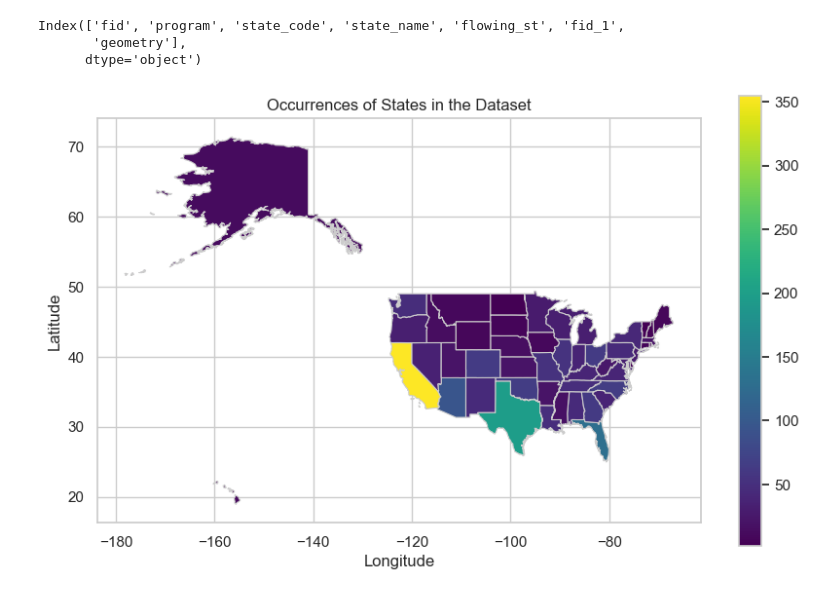
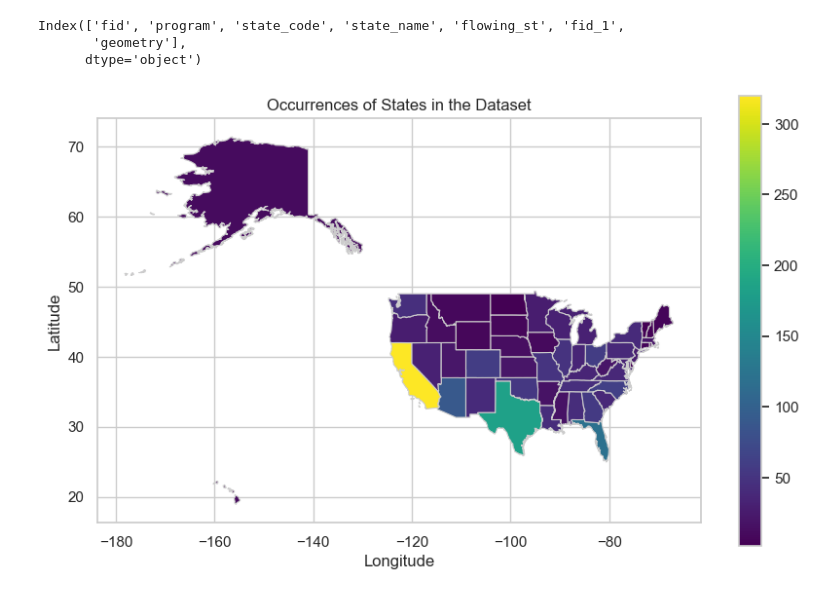
Before and after one commit to gyse3054/Turing-College, a Jupyter notebook: capstone.ipynb, the cells around one changed output. Drawn from its saved outputs; the diff is of its cells as text; code cells hidden in the pictures.

```diff
--- a/capstone.ipynb
+++ b/capstone.ipynb
@@ -63,0 +128,13 @@ print(data.date.max())
+# %%
+# Remove the first column (assuming it's the 'id' column)
+data = data.iloc[:, 1:]
+
+# Check for duplicate rows
+duplicate_rows = data[data.duplicated()]
+
+# Output the duplicate rows, if any
+if not duplicate_rows.empty:
+    print("Duplicate Rows:")
+    print(duplicate_rows)
+else:
+    print("No duplicate rows found.")
@@ -63,0 +150,7 @@ print(data.date.max())
+# %%
+# Remove duplicate rows
+data_no_duplicates = data.drop_duplicates()
+
+# Check the shape of the dataframe before and after removing duplicates
+print("Shape before removing duplicates:", data.shape)
+print("Shape after removing duplicates:", data_no_duplicates.shape)
@@ -64,3 +187,2 @@ print(data.date.max())
 # %%
-# Remove rows where 'race' is missing
-data = data.dropna(subset=['race', 'armed', 'age', 'flee'])
+data_no_nulls = data_no_duplicates.dropna(subset=['race', 'armed', 'age', 'flee'])
@@ -66,0 +247,12 @@ data = data.dropna(subset=['race', 'armed', 'age', 'flee'])
+# %%
+# Renaming the 'city' column in 'data_no_nulls' to 'city_name' to avoid confusion
+data_no_nulls.rename(columns={'city': 'city_name'}, inplace=True)
+
+# Merging 'data_no_nulls' and 'uscities' on 'state' and 'city_name' in 'data_no_nulls' and 'city' and 'state_id' in 'uscities'
+merged_data = pd.merge(data_no_nulls, uscities, how='left', left_on=['state', 'city_name'], right_on=['state_id', 'city'])
+
+# Selecting only the desired columns (latitude, longitude and state_name)
+lat_lng_state = merged_data[['lat', 'lng', 'state_name']]
+
+# Adding the 'lat' and 'lng' columns to the 'data_no_nulls' DataFrame
+data_no_nulls[['lat', 'lng','state_name']] = lat_lng_state
@@ -313,32 +446,27 @@ Index(['fid', 'program', 'state_code', 'state_name', 'flowing_st', 'fid_1',
        'geometry'],
       dtype='object')
 # %%
-import geopandas as gpd
-import matplotlib.pyplot as plt
-
-# Assuming you have the DataFrame 'data' with 'state_name' column
-
 # Get the count of occurrences for each state
-state_counts = data['state_name'].value_counts().reset_index()
+state_counts = data_no_nulls['state_name'].value_counts().reset_index()
 state_counts.columns = ['state_name', 'Occurrences']
 
 # Merge state counts with US map data
 merged_data = pd.merge(us_states_map, state_counts, on='state_name', how='left')
 
 # Plotting the map
 fig, ax = plt.subplots(1, 1, figsize=(10, 6))
 
 # Plot the choropleth map
 merged_data.plot(column='Occurrences', cmap='viridis', linewidth=0.8, ax=ax, edgecolor='0.8', legend=True)
 
 # Set titles and labels
 plt.title('Occurrences of States in the Dataset')
 plt.xlabel('Longitude')
 plt.ylabel('Latitude')
 
 plt.show()
 # %% [output]
-[figure, old version]
+[figure, new version]
 # %%
 import geopandas as gpd
 import folium
```
Also changed, not shown: parts of 46 cells of this notebook, 1 other file.
